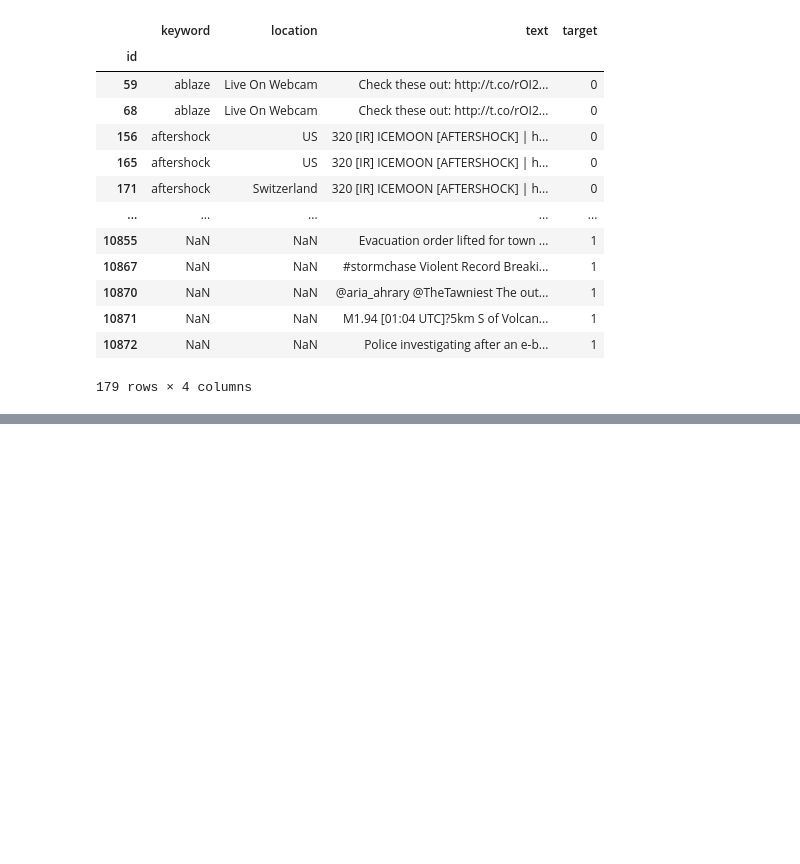
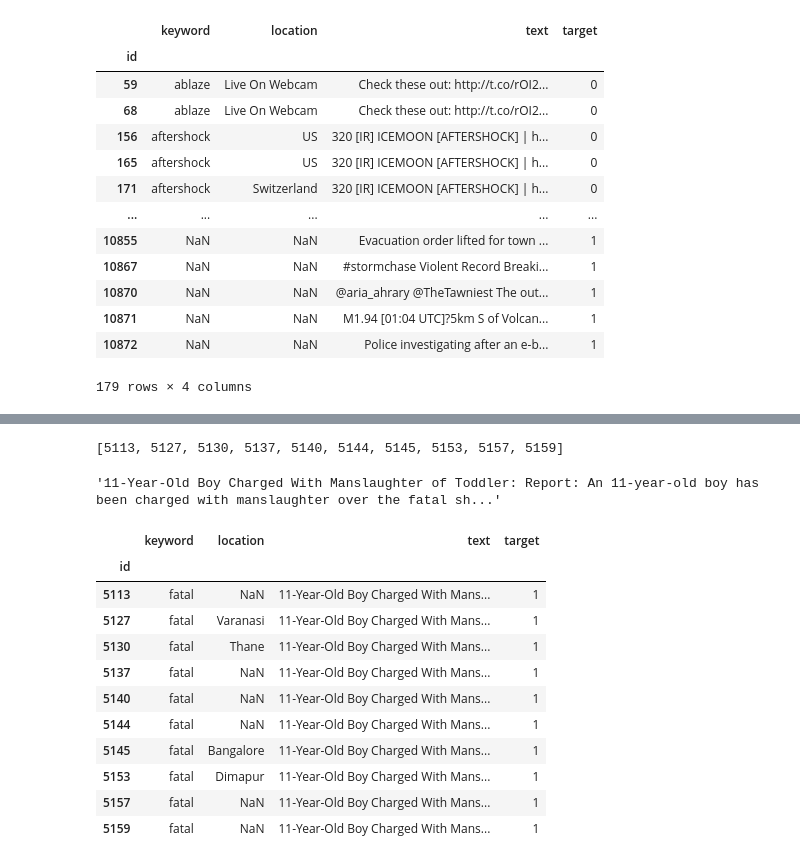
Before and after one commit to pierre-mazard/eye-of-emergency, a Jupyter notebook: notebooks/eye_of_emergency_analysis.ipynb, the cells around one changed output, grey strips where cells are left out. Cells and saved outputs as stored; diff of their text form; code cells hidden in the pictures; blank space fills up the shorter version.

```diff
--- a/notebooks/eye_of_emergency_analysis.ipynb
+++ b/notebooks/eye_of_emergency_analysis.ipynb
@@ -197,0 +263,33 @@ df['text'].value_counts()[lambda x: x > 1].sum()
+# %%
+# 1. Identifier les textes qui apparaissent plus de 6 fois
+texts_over_6 = df['text'].value_counts()[lambda x: x > 6].index
+
+# 2. Sélectionner les lignes du DataFrame qui ont ces textes
+filtered_df = df[df['text'].isin(texts_over_6)]
+
+# 3. Obtenir leurs index (numéros de lignes)
+indices = filtered_df.index.tolist()
+
+# 4. Afficher les index
+print(indices)
+# %% [output]
+[5113, 5127, 5130, 5137, 5140, 5144, 5145, 5153, 5157, 5159]
+# %%
+df.loc[5113,'text']
+# %% [output]
+'11-Year-Old Boy Charged With Manslaughter of Toddler: Report: An 11-year-old boy has been charged with manslaughter over the fatal sh...'
+# %%
+df[df['text']=='11-Year-Old Boy Charged With Manslaughter of Toddler: Report: An 11-year-old boy has been charged with manslaughter over the fatal sh...']
+# %% [output]
+|  | keyword | location | text | target |
+| id |  |  |  |  |
+| 5113 | fatal | NaN | 11-Year-Old Boy Charged With Mans... | 1 |
+| 5127 | fatal | Varanasi | 11-Year-Old Boy Charged With Mans... | 1 |
+| 5130 | fatal | Thane | 11-Year-Old Boy Charged With Mans... | 1 |
+| 5137 | fatal | NaN | 11-Year-Old Boy Charged With Mans... | 1 |
+| 5140 | fatal | NaN | 11-Year-Old Boy Charged With Mans... | 1 |
+| 5144 | fatal | NaN | 11-Year-Old Boy Charged With Mans... | 1 |
+| 5145 | fatal | Bangalore | 11-Year-Old Boy Charged With Mans... | 1 |
+| 5153 | fatal | Dimapur | 11-Year-Old Boy Charged With Mans... | 1 |
+| 5157 | fatal | NaN | 11-Year-Old Boy Charged With Mans... | 1 |
+| 5159 | fatal | NaN | 11-Year-Old Boy Charged With Mans... | 1 |
```
Also changed, not shown: parts of 32 cells of this notebook.
